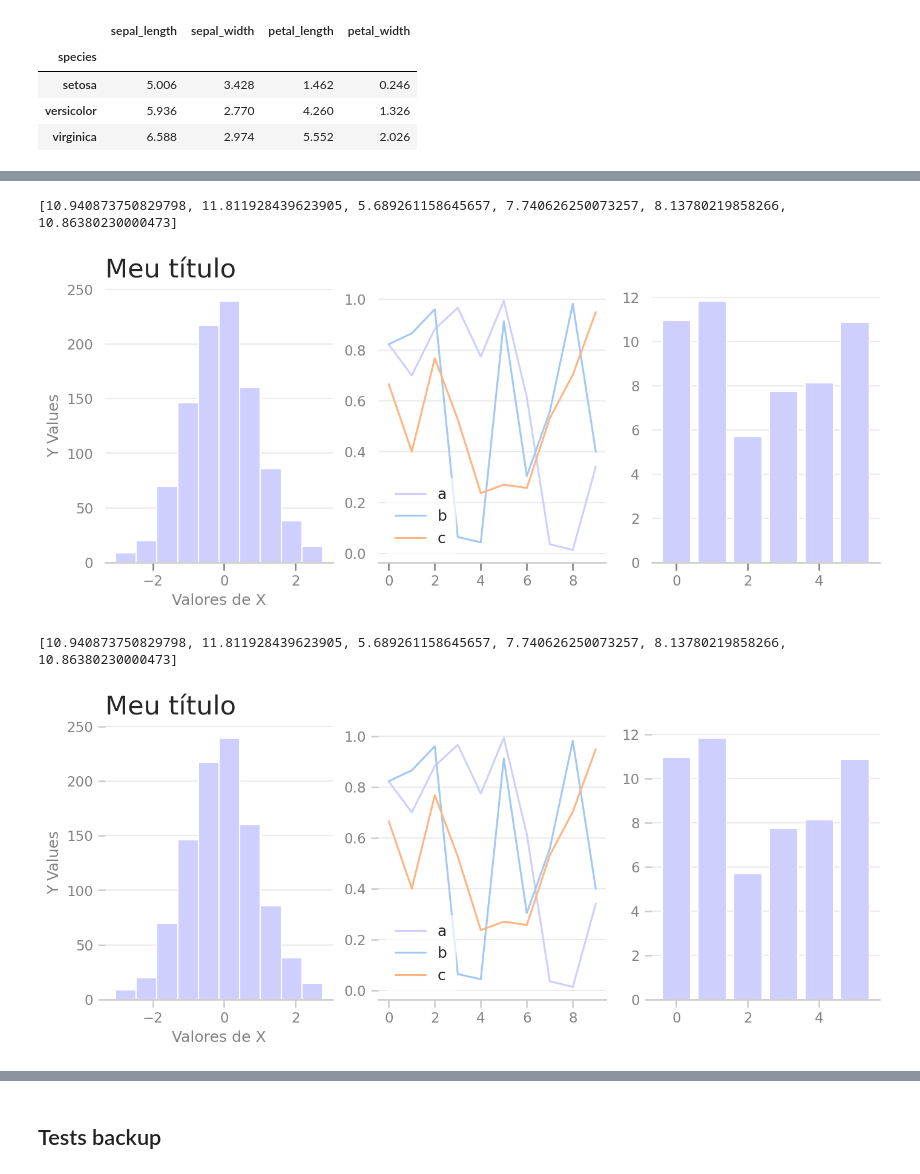
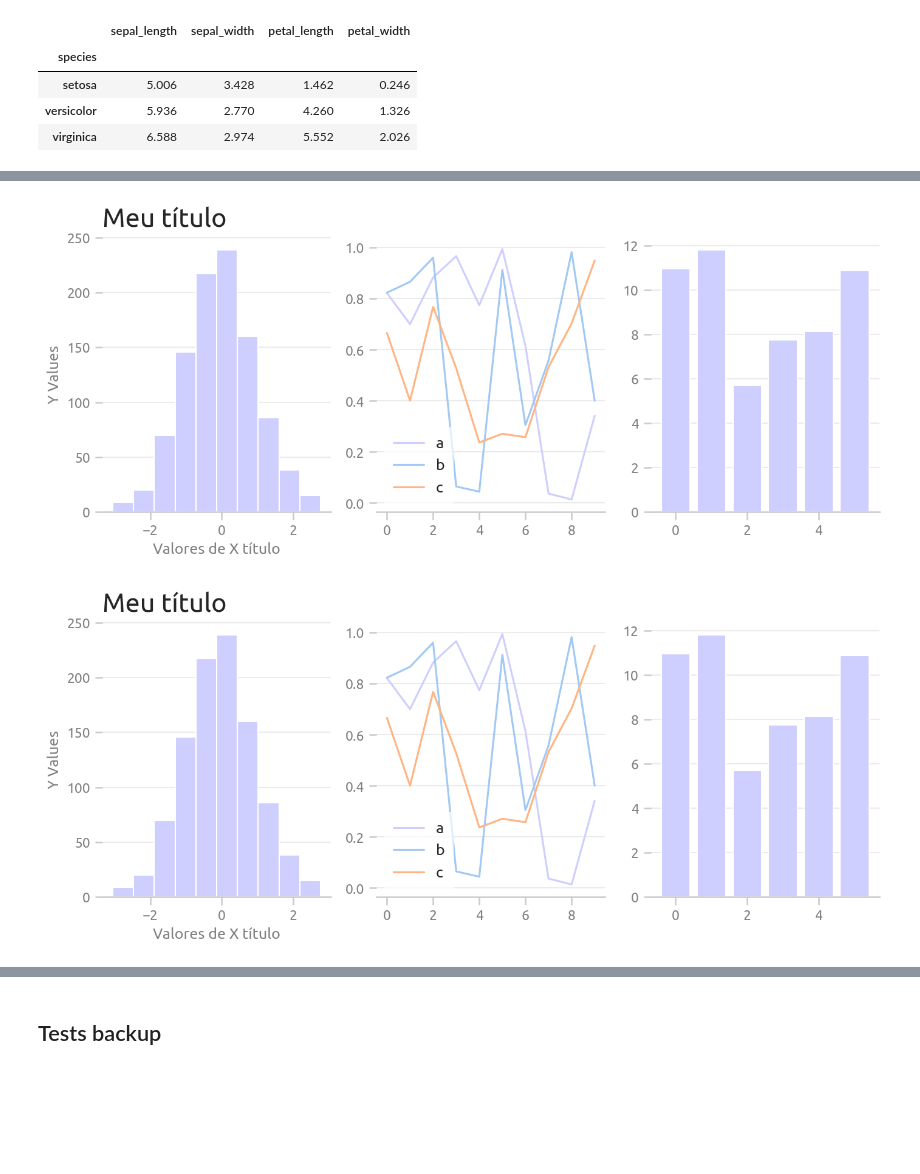
Before and after one commit to pauloneves/charp, a Jupyter notebook: plots.ipynb, the cells around one changed output, grey strips where cells are left out. Saved outputs shown, nothing was run; the diff lists cells and outputs as text; code cells hidden in the pictures; blank space fills up the shorter version.

```diff
--- a/plots.ipynb
+++ b/plots.ipynb
@@ -32,31 +32,28 @@ df.plot.line()
 # %%
 import numpy as np
 
 def hist_and_lines():
     np.random.seed(0)
     fig, ax = plt.subplots(1, 3, figsize=(11, 4))
     ax[0].hist(np.random.randn(1000))
     ax[0].set_title("Meu título")
-    ax[0].set_xlabel("Valores de X")
+    ax[0].set_xlabel("Valores de X título")
     ax[0].set_ylabel("Y Values")
 
     for i in range(3):
         ax[1].plot(np.random.rand(10))
     ax[1].legend(['a', 'b', 'c'], loc='lower left')
 
     num_bars = 6
     bars = [4 + 10 * np.random.rand() for _ in range(num_bars)]
-    print(bars)
     ax[2].bar(np.arange(num_bars), bars)
     #ax[2].set_title("Barras codificadas")
 
 hist_and_lines()
 # %% [output]
-[10.940873750829798, 11.811928439623905, 5.689261158645657, 7.740626250073257, 8.13780219858266, 10.86380230000473]
-[figure, old version]
+[figure, new version]
 # %%
 plt.style.use('./paulo.mplstyle')
 hist_and_lines()
 # %% [output]
-[10.940873750829798, 11.811928439623905, 5.689261158645657, 7.740626250073257, 8.13780219858266, 10.86380230000473]
-[figure, old version]
+[figure, new version]
```
Also changed, not shown: parts of 13 cells of this notebook, 2 other files.
